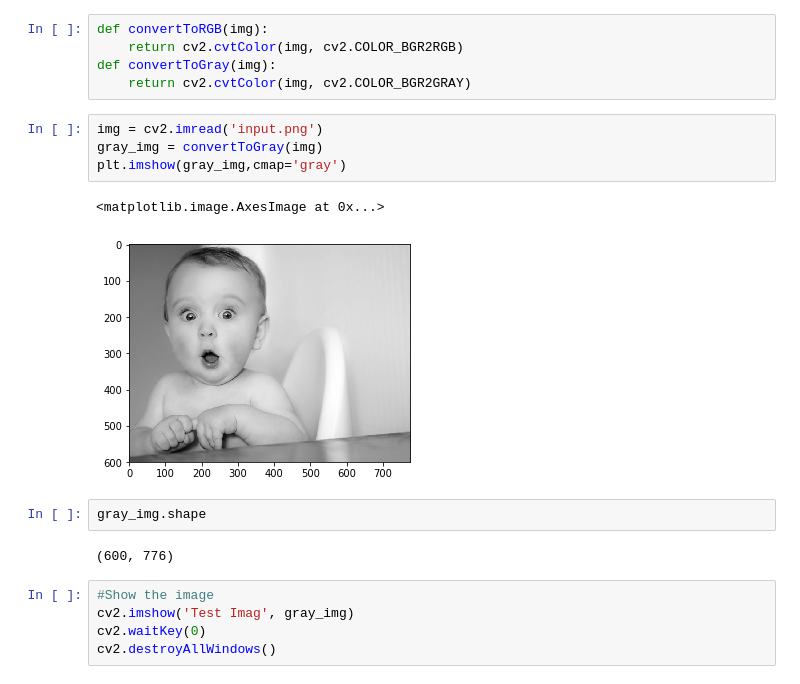
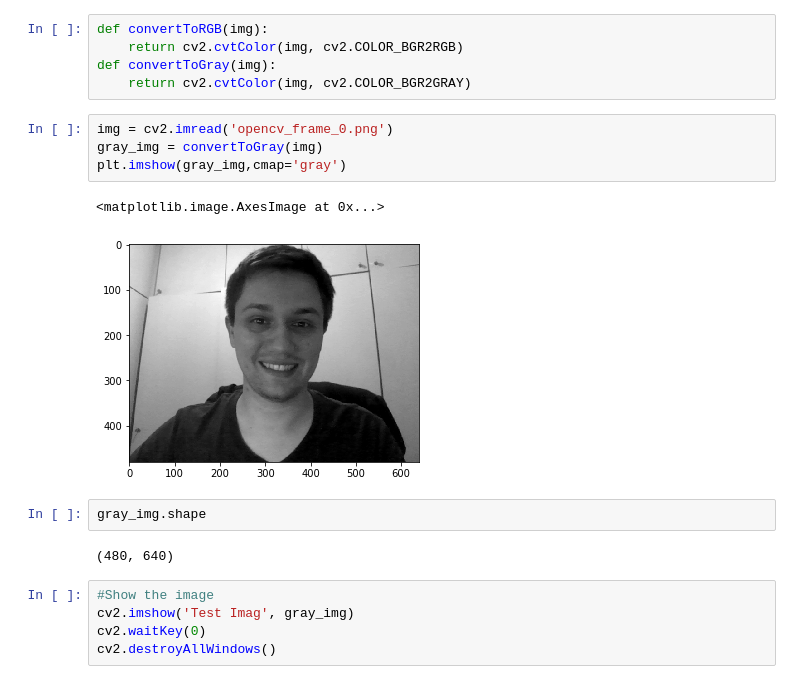
Before and after one commit to mpechoto/FacialRecognition, a Jupyter notebook: FacialRecognition.ipynb, the cells around one changed output. Drawn from its saved outputs; the diff is of its cells as text.

```diff
--- a/FacialRecognition.ipynb
+++ b/FacialRecognition.ipynb
@@ -355,16 +355,16 @@ def convertToRGB(img):
 def convertToGray(img):
     return cv2.cvtColor(img, cv2.COLOR_BGR2GRAY)
 # %%
-img = cv2.imread('input.png')
+img = cv2.imread('opencv_frame_0.png')
 gray_img = convertToGray(img)
 plt.imshow(gray_img,cmap='gray')
 # %% [output]
 <matplotlib.image.AxesImage at 0x...>
-[figure, old version]
+[figure, new version]
 # %%
 gray_img.shape
 # %% [output]
-(600, 776)
+(480, 640)
 # %%
 #Show the image
 cv2.imshow('Test Imag', gray_img)
```
Also changed, not shown: parts of 4 cells of this notebook, 3 other files.
